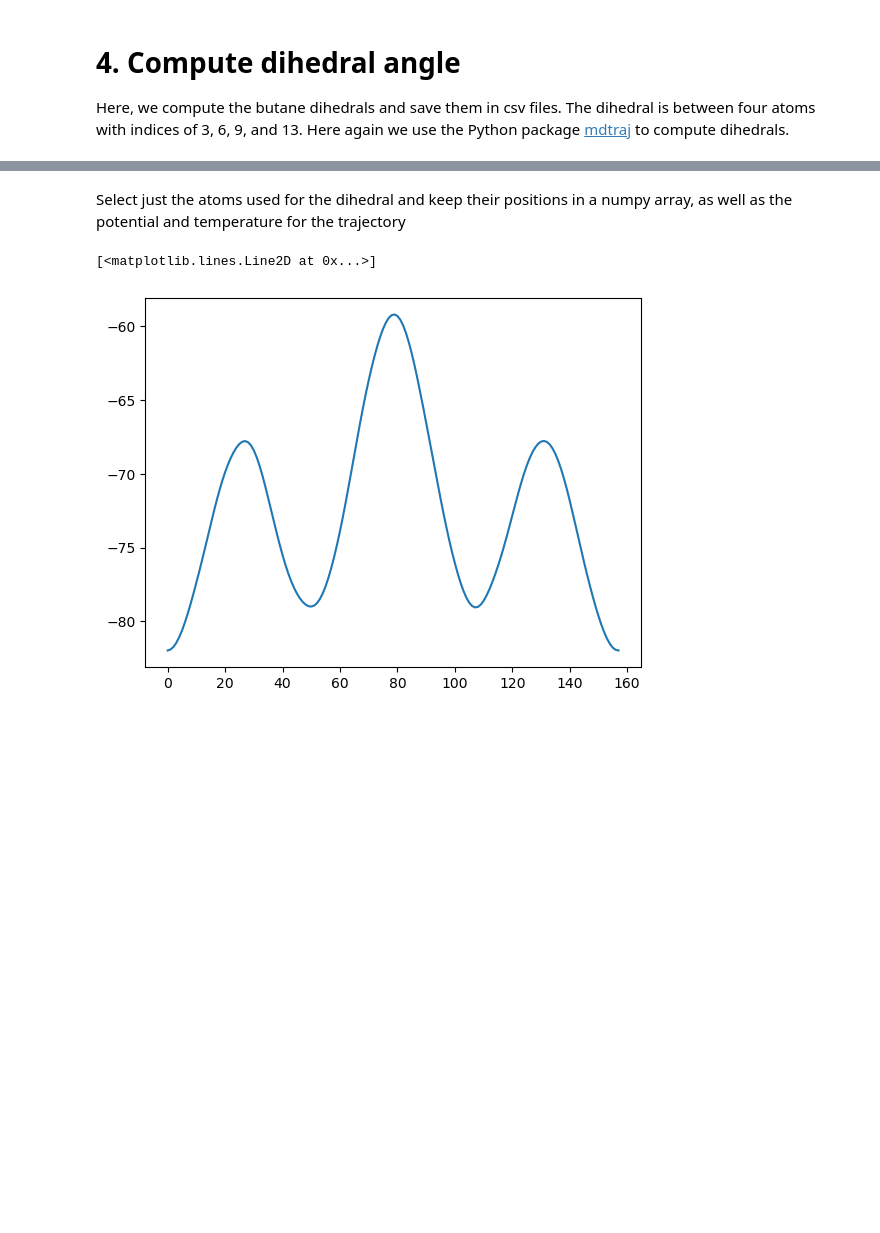
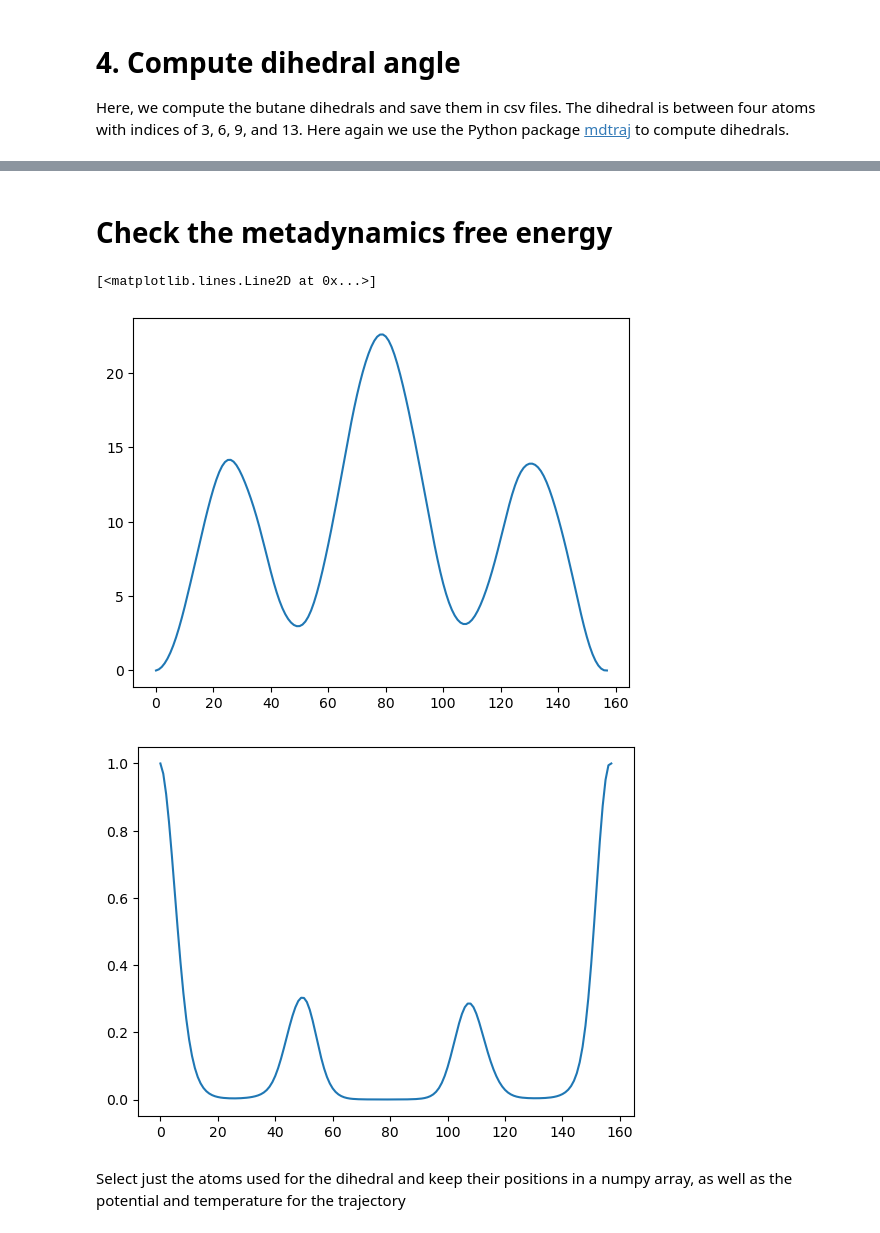
Before and after one commit to aevans1/butane, a Jupyter notebook: script/butane_openmm_metadynamics.ipynb, the cells around one changed output, grey strips where cells are left out. Saved outputs shown, nothing was run; the diff lists cells and outputs as text; code cells hidden in the pictures; blank space fills up the shorter version.

Commit message:
metadynamics data

```diff
--- a/script/butane_openmm_metadynamics.ipynb
+++ b/script/butane_openmm_metadynamics.ipynb
@@ -97,6 +100,7 @@ Then, we simulate.
 # %%
 my_state = "../output/traj/state_metad.txt"
 my_dcd = "../output/traj/traj_metad.dcd"
+my_free_energy = "../output/traj/free_energy.npz"
 
 if SIMULATE:
     simulation.context.setPositions(pdb.positions)
@@ -109,3 +113,4 @@ if SIMULATE:
     simulation.reporters.append(omm_app.StateDataReporter(my_state, 1E2, step=True, potentialEnergy=True))
     simulation.reporters.append(omm_app.StateDataReporter(stdout, 1E6, step=True, potentialEnergy=True))
     meta.step(simulation, 1E7)
+    np.savez(my_free_energy, free_energy=meta.getFreeEnergy())
@@ -169,11 +158,20 @@ _ = plt.hist(dihedrals, bins=50, density=True)
+# %% [markdown]
+# Check the metadynamics free energy
+# %%
+free_energy = np.load(my_free_energy)["free_energy"]
+free_energy = free_energy - np.min(free_energy)
+
+plt.figure()
+plt.plot(free_energy)
+
+plt.figure()
+plt.plot(np.exp(-free_energy/kbT))
+# %% [output]
+[<matplotlib.lines.Line2D at 0x...>]
+[figure, added]
+[figure, added]
 # %% [markdown]
 Select just the atoms used for the dihedral and keep their positions in a numpy array, as well as the potential and temperature for the trajectory
-# %%
-plt.figure()
-plt.plot(meta.getFreeEnergy())
-# %% [output]
-[<matplotlib.lines.Line2D at 0x...>]
-[figure, removed]
 # %%
 aligned_traj_backbone = aligned_traj.atom_slice([3, 6, 9, 13])
 aligned_traj_backbone_coords = aligned_traj_backbone.xyz
```
Also changed, not shown: parts of 8 cells of this notebook, 6 other files.
